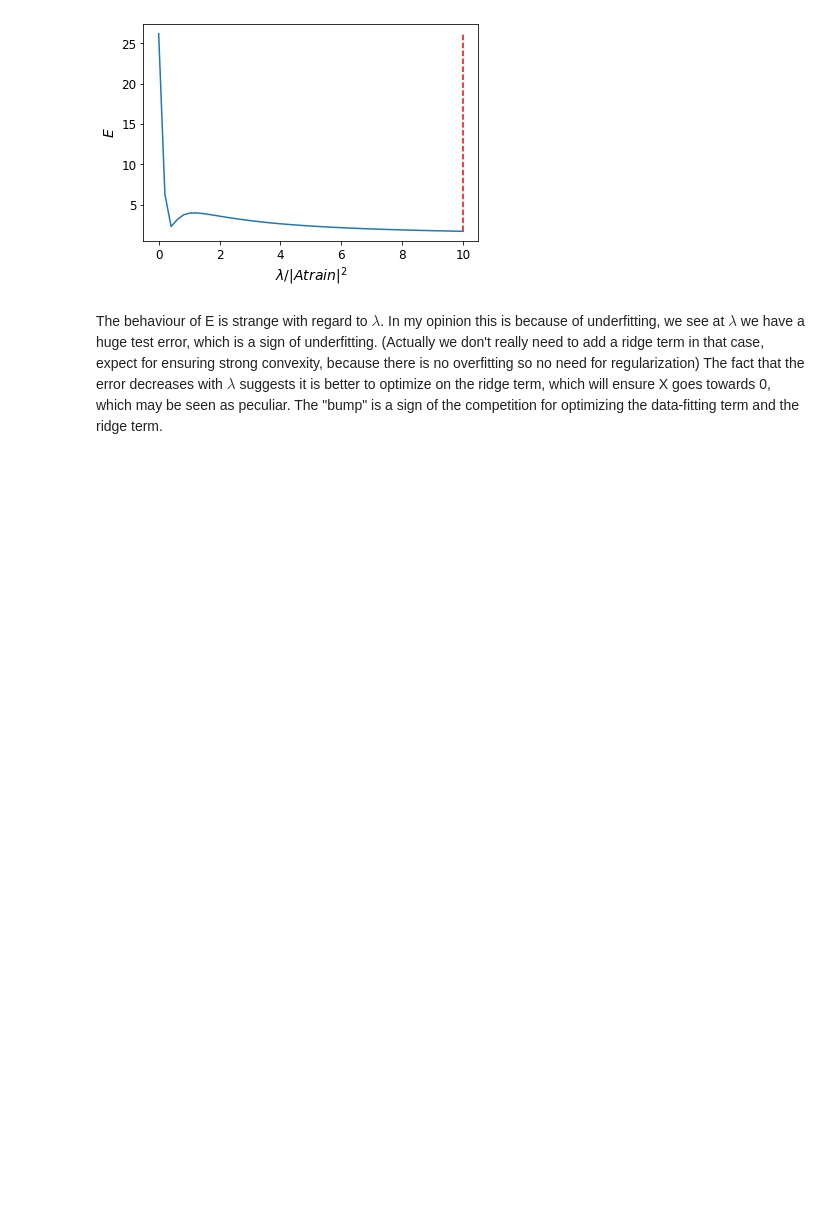
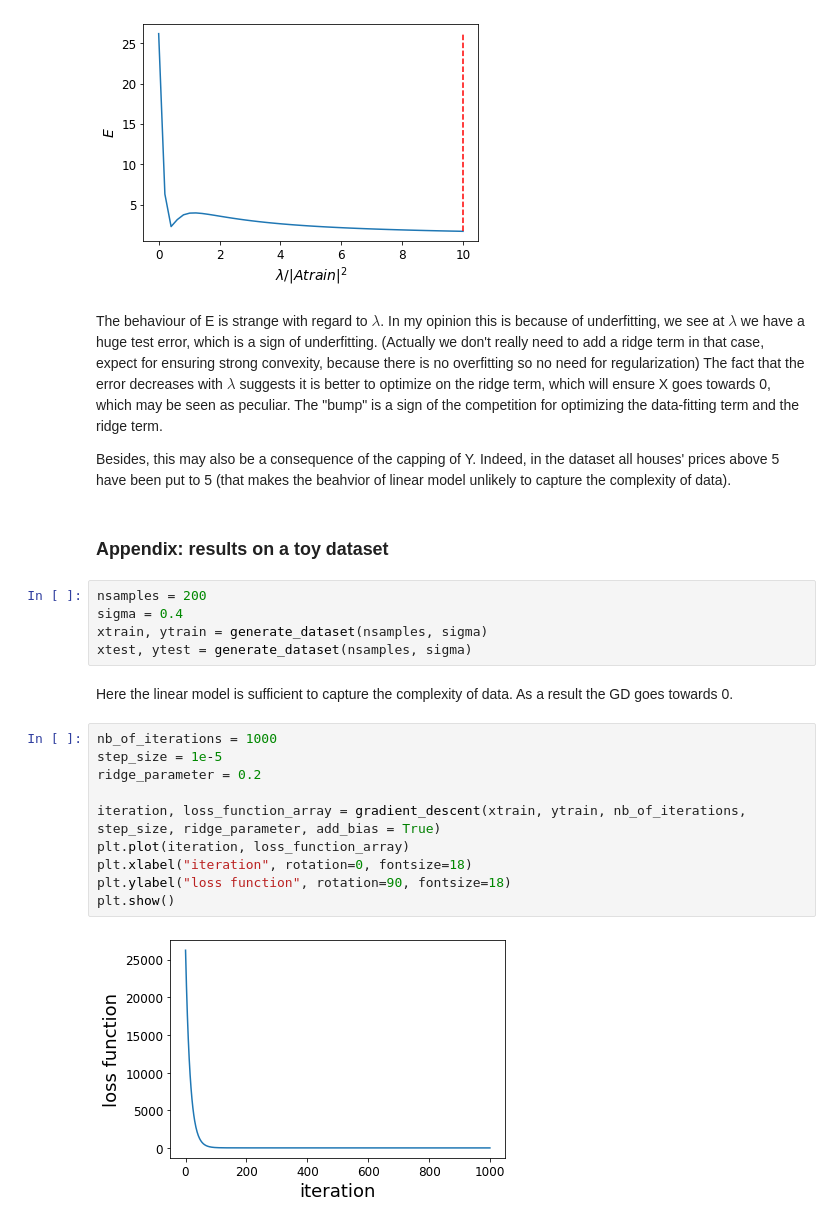
Before and after one commit to kunschg/Optimization-for-ML-, a Jupyter notebook: Part1-gradient-descent.ipynb, the cells around one changed output. Saved outputs shown, nothing was run; the diff lists cells and outputs as text; blank space fills up the shorter version.

Commit message:
add toy dataset + analysis on part 1

```diff
--- a/Part1-gradient-descent.ipynb
+++ b/Part1-gradient-descent.ipynb
@@ -182,3 +182,26 @@ Optimal X is :
 The behaviour of E is strange with regard to $\lambda$.
 In my opinion this is because of underfitting, we see at $\lambda$ we have a huge test error, which is a sign of underfitting. (Actually we don't really need to add a ridge term in that case, expect for ensuring strong convexity, because there is no overfitting so no need for regularization)
 The fact that the error decreases with  $\lambda$ suggests it is better to optimize on the ridge term, which will ensure X goes towards 0, which may be seen as peculiar. The "bump" is a sign of the competition for optimizing the data-fitting term and the ridge term.
+
+Besides, this may also be a consequence of the capping of Y. Indeed, in the dataset all houses' prices above 5 have been put to 5 (that makes the beahvior of linear model unlikely to capture the complexity of data).
+# %% [markdown]
+### Appendix: results on a toy dataset
+# %%
+nsamples = 200
+sigma = 0.4
+xtrain, ytrain = generate_dataset(nsamples, sigma)
+xtest, ytest = generate_dataset(nsamples, sigma)
+# %% [markdown]
+Here the linear model is sufficient to capture the complexity of data. As a result the GD goes towards 0.
+# %%
+nb_of_iterations = 1000
+step_size = 1e-5
+ridge_parameter = 0.2
+
+iteration, loss_function_array = gradient_descent(xtrain, ytrain, nb_of_iterations, step_size, ridge_parameter, add_bias = True)
+plt.plot(iteration, loss_function_array)
+plt.xlabel("iteration", rotation=0, fontsize=18)
+plt.ylabel("loss function", rotation=90, fontsize=18)
+plt.show()
+# %% [output]
+[figure, added]
```
Also changed, not shown: parts of 7 cells of this notebook, 1 other file.
